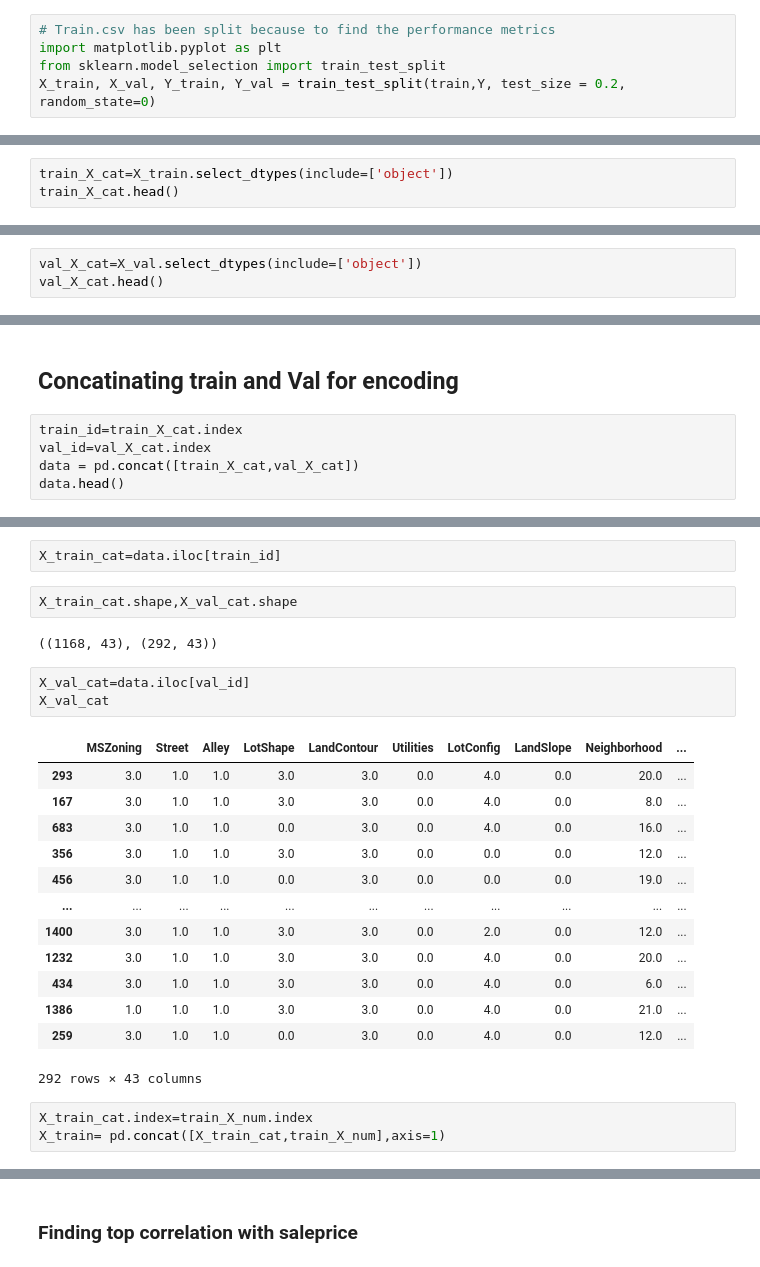
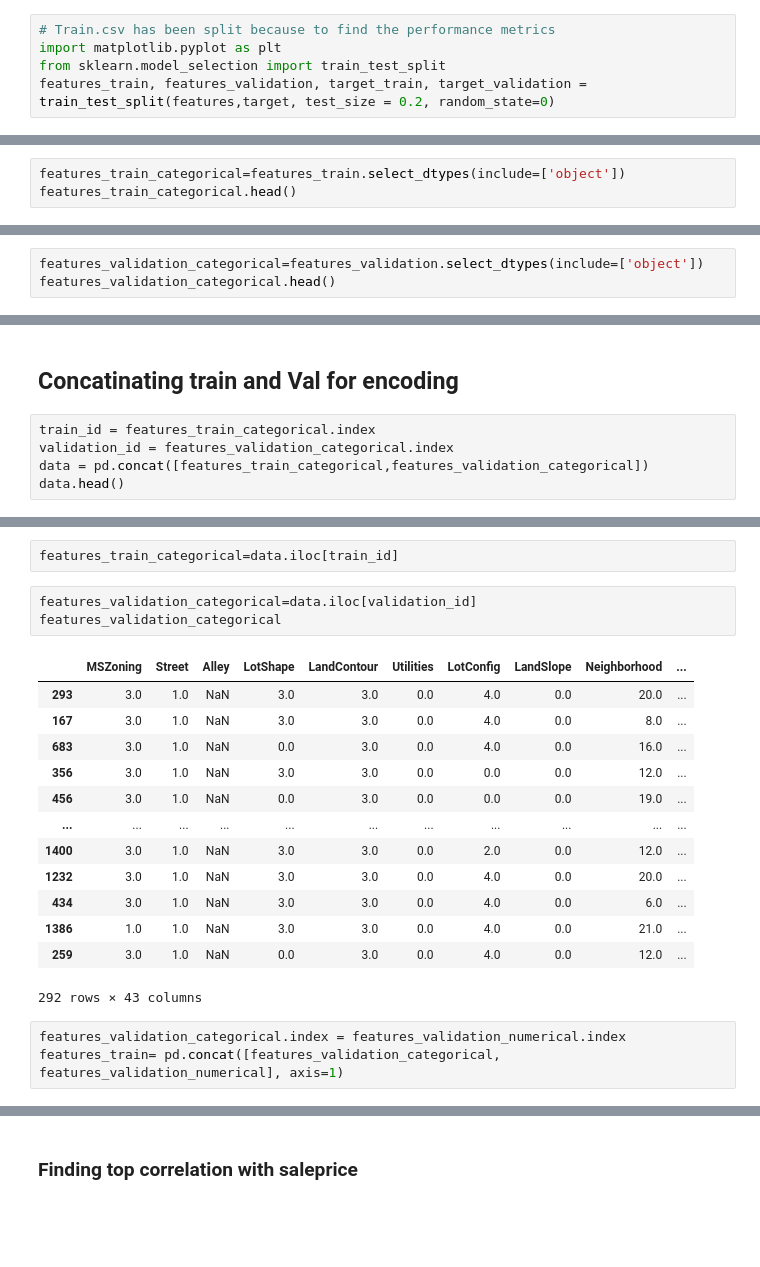
Before and after one commit to yashjain02/dsp-yashkumar-jain, a Jupyter notebook: notebooks/model-industrialization-1.ipynb, the cells around one changed output, grey strips where cells are left out. Cells and saved outputs as stored; diff of their text form; blank space fills up the shorter version.

```diff
--- a/notebooks/model-industrialization-1.ipynb
+++ b/notebooks/model-industrialization-1.ipynb
@@ -28,7 +20,7 @@ Y=train['SalePrice']
 # Train.csv has been split because to find the performance metrics
 import matplotlib.pyplot as plt
 from sklearn.model_selection import train_test_split
-X_train, X_val, Y_train, Y_val = train_test_split(train,Y, test_size = 0.2, random_state=0)
+features_train, features_validation, target_train, target_validation = train_test_split(features,target, test_size = 0.2, random_state=0)
 # %% [markdown]
 ### FInd correlation with respect to SalePrice
 # %%
@@ -91,8 +83,8 @@ val_X_num
 # %% [markdown]
 ## Categorical Features
 # %%
-train_X_cat=X_train.select_dtypes(include=['object'])
-train_X_cat.head()
+features_train_categorical=features_train.select_dtypes(include=['object'])
+features_train_categorical.head()
 # %% [output]
 |  | MSZoning | Street | Alley | LotShape | LandContour | Utilities | LotConfig | LandSlope | Neighborhood | ... |
 | 618 | RL | Pave | NaN | Reg | Lvl | AllPub | Inside | Gtl | NridgHt | ... |
@@ -122,8 +114,8 @@ SaleType            0
 SaleCondition       0
 dtype: int64
 # %%
-val_X_cat=X_val.select_dtypes(include=['object'])
-val_X_cat.head()
+features_validation_categorical=features_validation.select_dtypes(include=['object'])
+features_validation_categorical.head()
 # %% [output]
 |  | MSZoning | Street | Alley | LotShape | LandContour | Utilities | LotConfig | LandSlope | Neighborhood | ... |
 | 529 | RL | Pave | NaN | IR1 | Lvl | AllPub | CulDSac | Gtl | Crawfor | ... |
@@ -196,9 +155,9 @@ dtype: int64
 # %% [markdown]
 ## Concatinating train and Val for encoding
 # %%
-train_id=train_X_cat.index
-val_id=val_X_cat.index
-data = pd.concat([train_X_cat,val_X_cat])
+train_id = features_train_categorical.index
+validation_id = features_validation_categorical.index
+data = pd.concat([features_train_categorical,features_validation_categorical])
 data.head()
 # %% [output]
 |  | MSZoning | Street | Alley | LotShape | LandContour | Utilities | LotConfig | LandSlope | Neighborhood | ... |
@@ -245,29 +204,25 @@ data.head()
 5 rows × 43 columns
 # %%
-X_train_cat=data.iloc[train_id]
+features_train_categorical=data.iloc[train_id]
-# %%
-X_train_cat.shape,X_val_cat.shape
-# %% [output]
-((1168, 43), (292, 43))
 # %%
-X_val_cat=data.iloc[val_id]
-X_val_cat
+features_validation_categorical=data.iloc[validation_id]
+features_validation_categorical
 # %% [output]
 |  | MSZoning | Street | Alley | LotShape | LandContour | Utilities | LotConfig | LandSlope | Neighborhood | ... |
-| 293 | 3.0 | 1.0 | 1.0 | 3.0 | 3.0 | 0.0 | 4.0 | 0.0 | 20.0 | ... |
-| 167 | 3.0 | 1.0 | 1.0 | 3.0 | 3.0 | 0.0 | 4.0 | 0.0 | 8.0 | ... |
-| 683 | 3.0 | 1.0 | 1.0 | 0.0 | 3.0 | 0.0 | 4.0 | 0.0 | 16.0 | ... |
-| 356 | 3.0 | 1.0 | 1.0 | 3.0 | 3.0 | 0.0 | 0.0 | 0.0 | 12.0 | ... |
-| 456 | 3.0 | 1.0 | 1.0 | 0.0 | 3.0 | 0.0 | 0.0 | 0.0 | 19.0 | ... |
+| 293 | 3.0 | 1.0 | NaN | 3.0 | 3.0 | 0.0 | 4.0 | 0.0 | 20.0 | ... |
+| 167 | 3.0 | 1.0 | NaN | 3.0 | 3.0 | 0.0 | 4.0 | 0.0 | 8.0 | ... |
+| 683 | 3.0 | 1.0 | NaN | 0.0 | 3.0 | 0.0 | 4.0 | 0.0 | 16.0 | ... |
+| 356 | 3.0 | 1.0 | NaN | 3.0 | 3.0 | 0.0 | 0.0 | 0.0 | 12.0 | ... |
+| 456 | 3.0 | 1.0 | NaN | 0.0 | 3.0 | 0.0 | 0.0 | 0.0 | 19.0 | ... |
 | ... | ... | ... | ... | ... | ... | ... | ... | ... | ... | ... |
-| 1400 | 3.0 | 1.0 | 1.0 | 3.0 | 3.0 | 0.0 | 2.0 | 0.0 | 12.0 | ... |
-| 1232 | 3.0 | 1.0 | 1.0 | 3.0 | 3.0 | 0.0 | 4.0 | 0.0 | 20.0 | ... |
-| 434 | 3.0 | 1.0 | 1.0 | 3.0 | 3.0 | 0.0 | 4.0 | 0.0 | 6.0 | ... |
-| 1386 | 1.0 | 1.0 | 1.0 | 3.0 | 3.0 | 0.0 | 4.0 | 0.0 | 21.0 | ... |
-| 259 | 3.0 | 1.0 | 1.0 | 0.0 | 3.0 | 0.0 | 4.0 | 0.0 | 12.0 | ... |
+| 1400 | 3.0 | 1.0 | NaN | 3.0 | 3.0 | 0.0 | 2.0 | 0.0 | 12.0 | ... |
+| 1232 | 3.0 | 1.0 | NaN | 3.0 | 3.0 | 0.0 | 4.0 | 0.0 | 20.0 | ... |
+| 434 | 3.0 | 1.0 | NaN | 3.0 | 3.0 | 0.0 | 4.0 | 0.0 | 6.0 | ... |
+| 1386 | 1.0 | 1.0 | NaN | 3.0 | 3.0 | 0.0 | 4.0 | 0.0 | 21.0 | ... |
+| 259 | 3.0 | 1.0 | NaN | 0.0 | 3.0 | 0.0 | 4.0 | 0.0 | 12.0 | ... |
 292 rows × 43 columns
 # %%
-X_train_cat.index=train_X_num.index
-X_train= pd.concat([X_train_cat,train_X_num],axis=1)
+features_validation_categorical.index = features_validation_numerical.index
+features_train= pd.concat([features_validation_categorical, features_validation_numerical], axis=1)
 # %%
 #validation set
```
Also changed, not shown: parts of 31 cells of this notebook.
